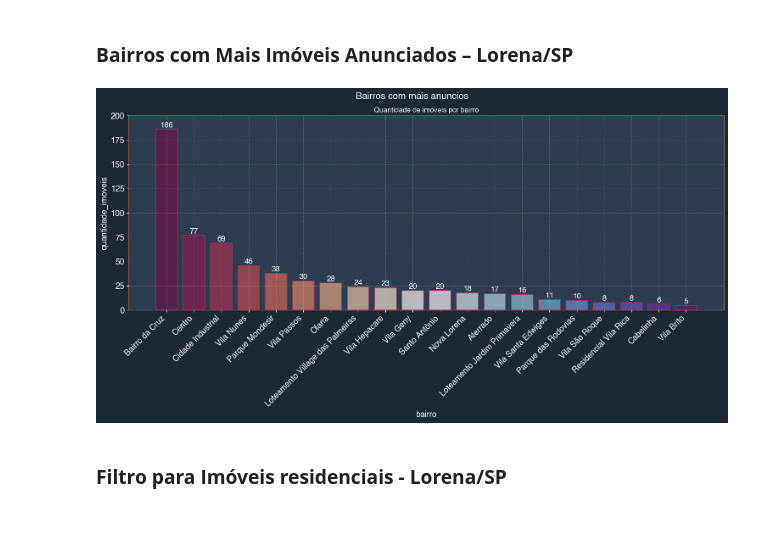
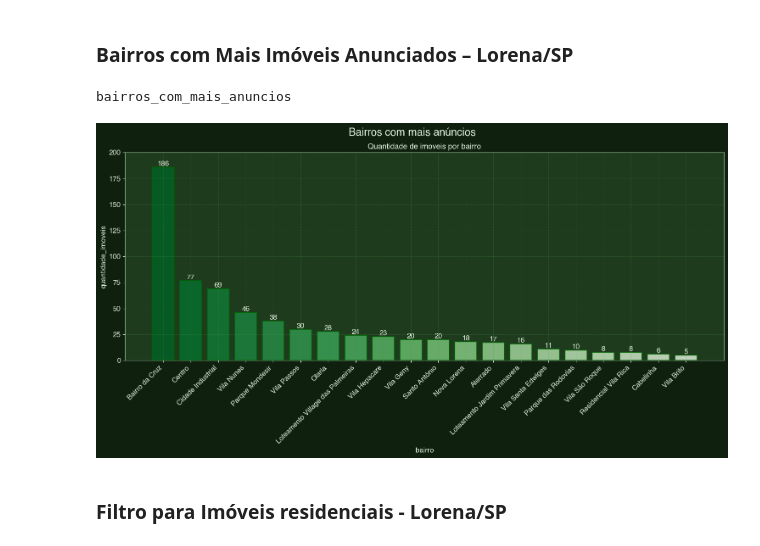
Before and after one commit to Homailson/LorenaHousingData, a Jupyter notebook: ml/Exploratory_Data_Analysis_(EDA).ipynb, the cells around one changed output. Saved outputs shown, nothing was run; the diff lists cells and outputs as text; code cells hidden in the pictures.

```diff
--- a/ml/Exploratory_Data_Analysis_(EDA).ipynb
+++ b/ml/Exploratory_Data_Analysis_(EDA).ipynb
@@ -628,7 +654,7 @@ def gerar_graficos(dataframes, tipos, tema, colunas=None, titulo_geral=None):
 # %% [markdown]
 ### **Tema base**
 # %%
-tema = get_tema("sunset")
+tema = temas_carregados["forest"]
 # %% [markdown]
 ### **Colunas a serem utilizadas para criar boxplots e histogramas**
 # %%
@@ -728,10 +759,11 @@ tipos = ["barras"]
 # %%
 dataframes = [contagem_bairros]
 colunas = [["bairro", "quantidade_imoveis"]]
 tipos = ["barras"]
-gerar_graficos(dataframes, tipos, tema, colunas, titulo_geral="Bairros com mais anuncios")
+gerar_graficos(dataframes, tipos, tema, colunas, titulo_geral="Bairros com mais anúncios")
 # %% [output]
+bairros_com_mais_anuncios
-[figure, old version]
+[figure, new version]
 # %% [markdown]
 ### **Filtro para Imóveis residenciais - Lorena/SP**
 # %%
```
Also changed, not shown: parts of 10 cells of this notebook, 36 other files.
